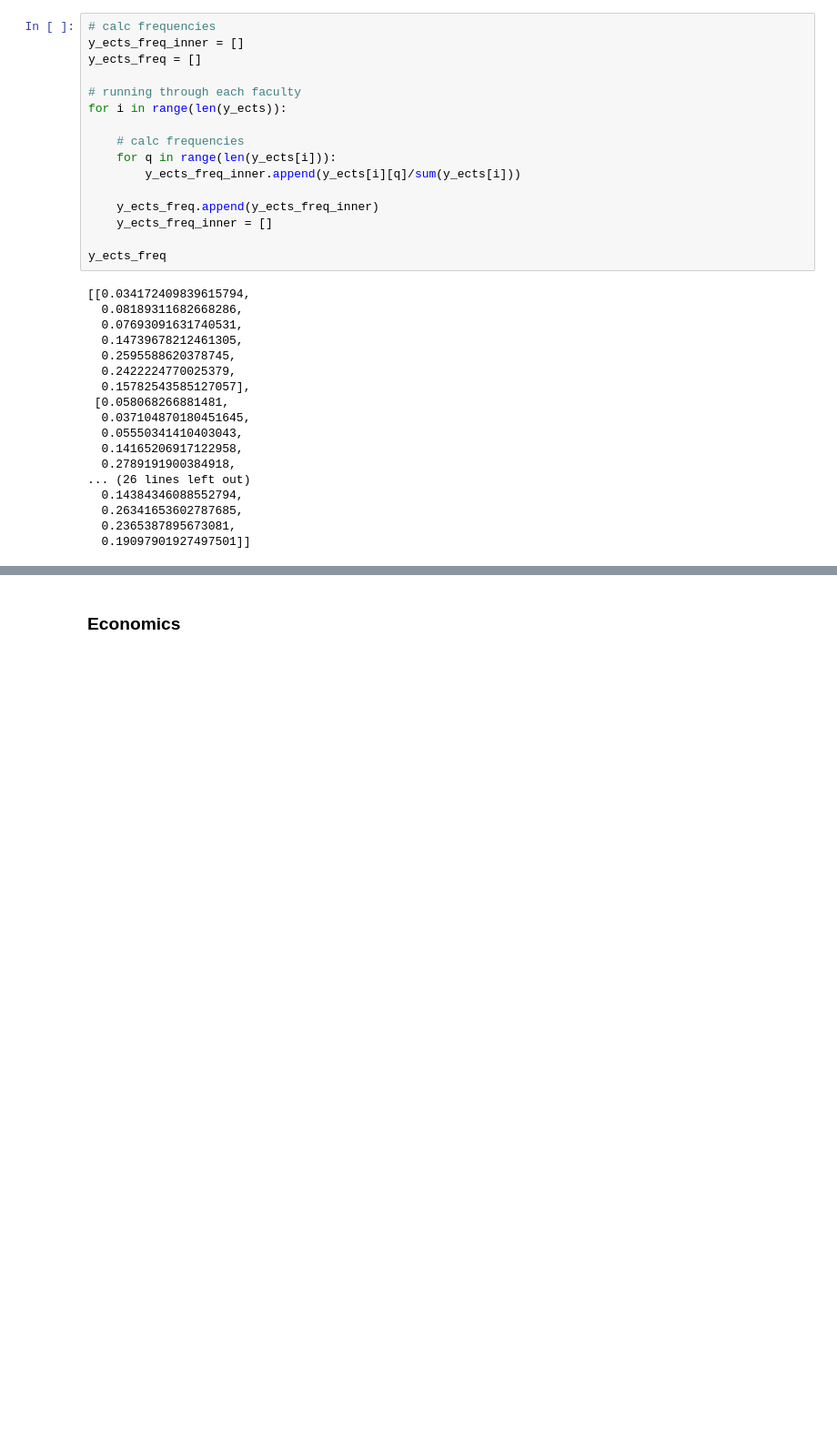
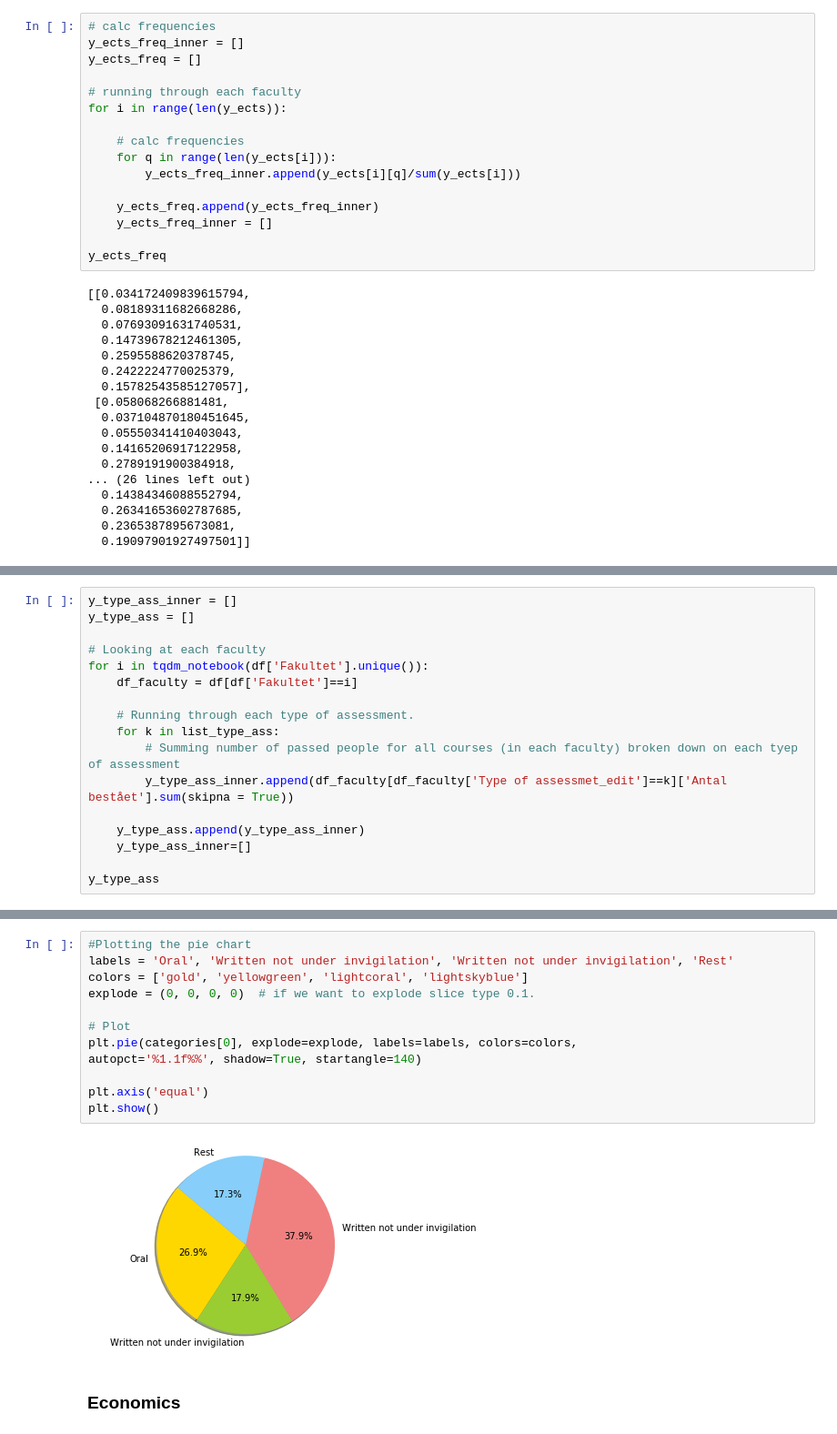
Before and after one commit to tnv875/Group18-NoTeeth, a Jupyter notebook: Exam project/Jens/Load final data set (ONLY DUPLICATE)-Copy1.ipynb, the cells around one changed output, grey strips where cells are left out. Shown at 91% size. Cells and saved outputs as stored; diff of their text form; blank space fills up the shorter version.

```diff
--- a/Exam project/Jens/Load final data set (ONLY DUPLICATE)-Copy1.ipynb
+++ b/Exam project/Jens/Load final data set (ONLY DUPLICATE)-Copy1.ipynb
@@ -346,0 +487,17 @@ f.savefig('histogram_gades_split_faculty_ECTS_weight.png')
+# %%
+y_type_ass_inner = []
+y_type_ass = []
+
+# Looking at each faculty
+for i in tqdm_notebook(df['Fakultet'].unique()):
+    df_faculty = df[df['Fakultet']==i]
+
+    # Running through each type of assessment.
+    for k in list_type_ass:
+        # Summing number of passed people for all courses (in each faculty) broken down on each tyep of assessment
+        y_type_ass_inner.append(df_faculty[df_faculty['Type of assessmet_edit']==k]['Antal bestået'].sum(skipna = True))
+
+    y_type_ass.append(y_type_ass_inner)
+    y_type_ass_inner=[]
+
+y_type_ass
@@ -347,3 +584,17 @@ f.savefig('histogram_gades_split_faculty_ECTS_weight.png')
+# %%
+#Plotting the pie chart
+labels = 'Oral', 'Written not under invigilation', 'Written not under invigilation', 'Rest'
+colors = ['gold', 'yellowgreen', 'lightcoral', 'lightskyblue']
+explode = (0, 0, 0, 0)  # if we want to explode slice type 0.1.
+
+# Plot
+plt.pie(categories[0], explode=explode, labels=labels, colors=colors,
+autopct='%1.1f%%', shadow=True, startangle=140)
+
+plt.axis('equal')
+plt.show()
+# %% [output]
+[figure, added]
 # %% [markdown]
 ### Economics
 # %%
```
Also changed, not shown: parts of 25 cells of this notebook, 7 other files.
